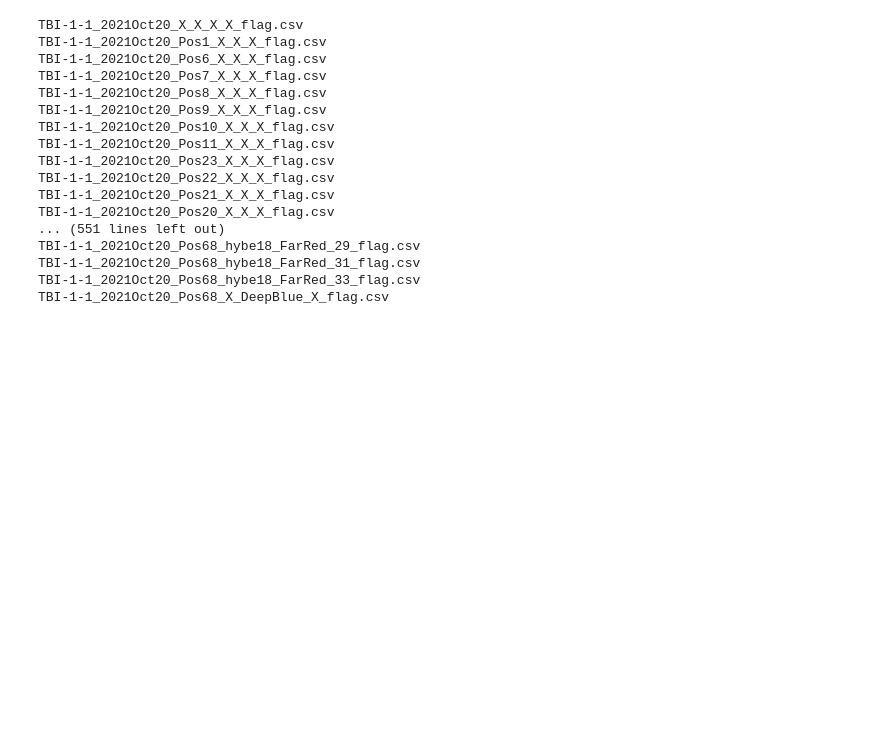
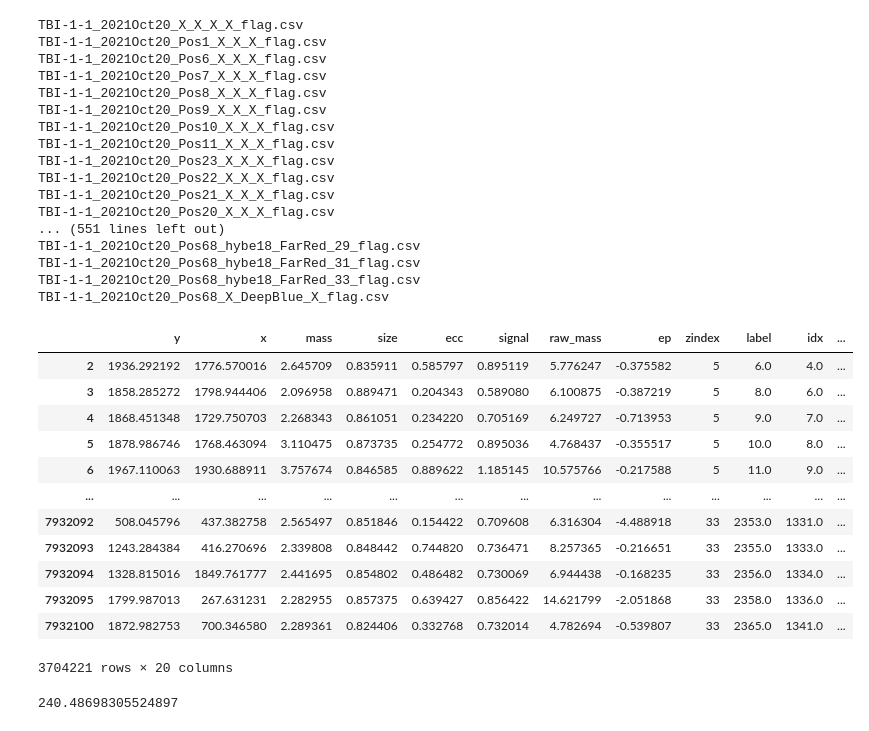
Before and after one commit to wollmanlab/PySpots, a Jupyter notebook: MERFISH_Objects/Example.ipynb, the cells around one changed output. Saved outputs shown, nothing was run; the diff lists cells and outputs as text; code cells hidden in the pictures; blank space fills up the shorter version.

```diff
--- a/MERFISH_Objects/Example.ipynb
+++ b/MERFISH_Objects/Example.ipynb
@@ -119,3 +131,27 @@ TBI-1-1_2021Oct20_Pos68_hybe18_FarRed_29_flag.csv
 TBI-1-1_2021Oct20_Pos68_hybe18_FarRed_31_flag.csv
 TBI-1-1_2021Oct20_Pos68_hybe18_FarRed_33_flag.csv
 TBI-1-1_2021Oct20_Pos68_X_DeepBlue_X_flag.csv
+# %%
+from MERFISH_Objects.FISHData import *
+fishdata_path = '/bigstore/Images2021/Zach/TBI/TBI-1-1_2021Oct20/fishdata'
+fishdata = FISHData(fishdata_path)
+transcripts = fishdata.load_data('spotcalls',dataset = 'TBI-1-1_2021Oct20')
+transcripts
+# %% [output]
+|  | y | x | mass | size | ecc | signal | raw_mass | ep | zindex | label | idx | ... |
+| 2 | 1936.292192 | 1776.570016 | 2.645709 | 0.835911 | 0.585797 | 0.895119 | 5.776247 | -0.375582 | 5 | 6.0 | 4.0 | ... |
+| 3 | 1858.285272 | 1798.944406 | 2.096958 | 0.889471 | 0.204343 | 0.589080 | 6.100875 | -0.387219 | 5 | 8.0 | 6.0 | ... |
+| 4 | 1868.451348 | 1729.750703 | 2.268343 | 0.861051 | 0.234220 | 0.705169 | 6.249727 | -0.713953 | 5 | 9.0 | 7.0 | ... |
+| 5 | 1878.986746 | 1768.463094 | 3.110475 | 0.873735 | 0.254772 | 0.895036 | 4.768437 | -0.355517 | 5 | 10.0 | 8.0 | ... |
+| 6 | 1967.110063 | 1930.688911 | 3.757674 | 0.846585 | 0.889622 | 1.185145 | 10.575766 | -0.217588 | 5 | 11.0 | 9.0 | ... |
+| ... | ... | ... | ... | ... | ... | ... | ... | ... | ... | ... | ... | ... |
+| 7932092 | 508.045796 | 437.382758 | 2.565497 | 0.851846 | 0.154422 | 0.709608 | 6.316304 | -4.488918 | 33 | 2353.0 | 1331.0 | ... |
+| 7932093 | 1243.284384 | 416.270696 | 2.339808 | 0.848442 | 0.744820 | 0.736471 | 8.257365 | -0.216651 | 33 | 2355.0 | 1333.0 | ... |
+| 7932094 | 1328.815016 | 1849.761777 | 2.441695 | 0.854802 | 0.486482 | 0.730069 | 6.944438 | -0.168235 | 33 | 2356.0 | 1334.0 | ... |
+| 7932095 | 1799.987013 | 267.631231 | 2.282955 | 0.857375 | 0.639427 | 0.856422 | 14.621799 | -2.051868 | 33 | 2358.0 | 1336.0 | ... |
+| 7932100 | 1872.982753 | 700.346580 | 2.289361 | 0.824406 | 0.332768 | 0.732014 | 4.782694 | -0.539807 | 33 | 2365.0 | 1341.0 | ... |
+3704221 rows × 20 columns
+# %%
+transcripts.shape[0]/np.unique(transcripts.cell_id).shape[0]
+# %% [output]
+240.48698305524897
```
Also changed, not shown: parts of 24 cells of this notebook, 13 other files.
